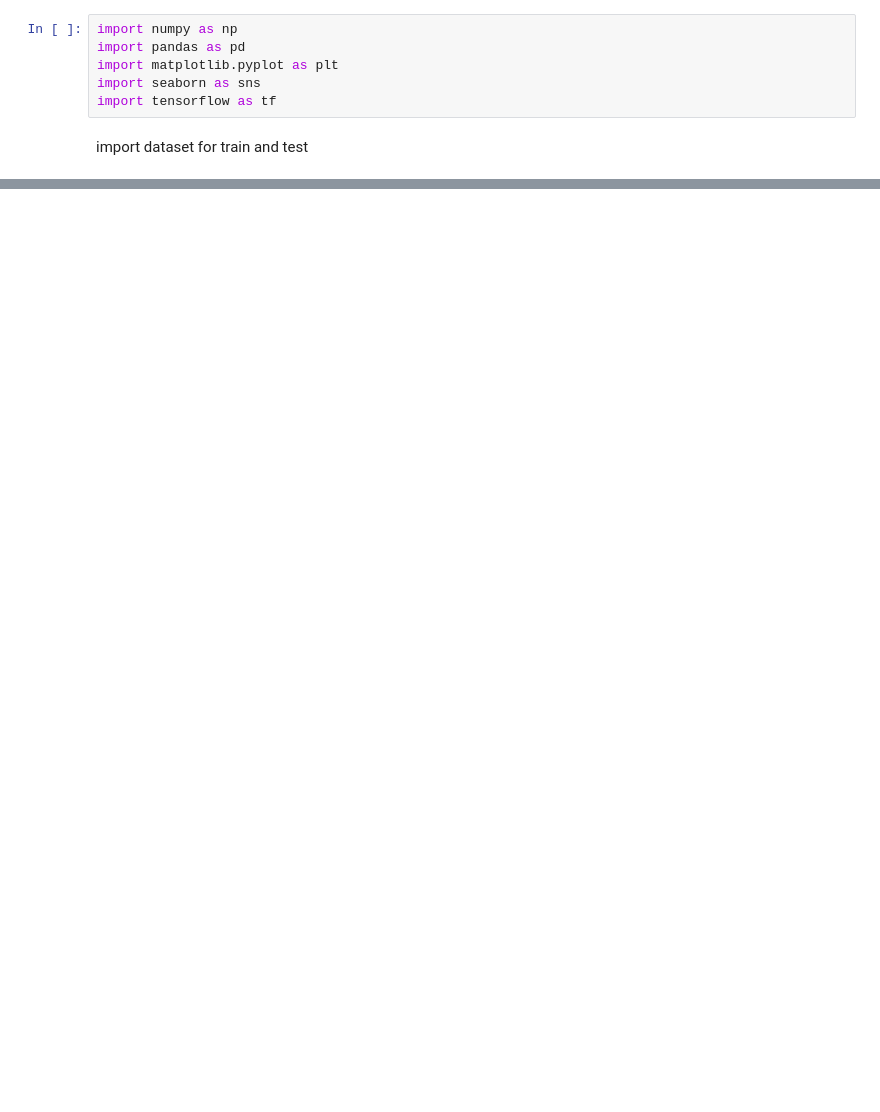
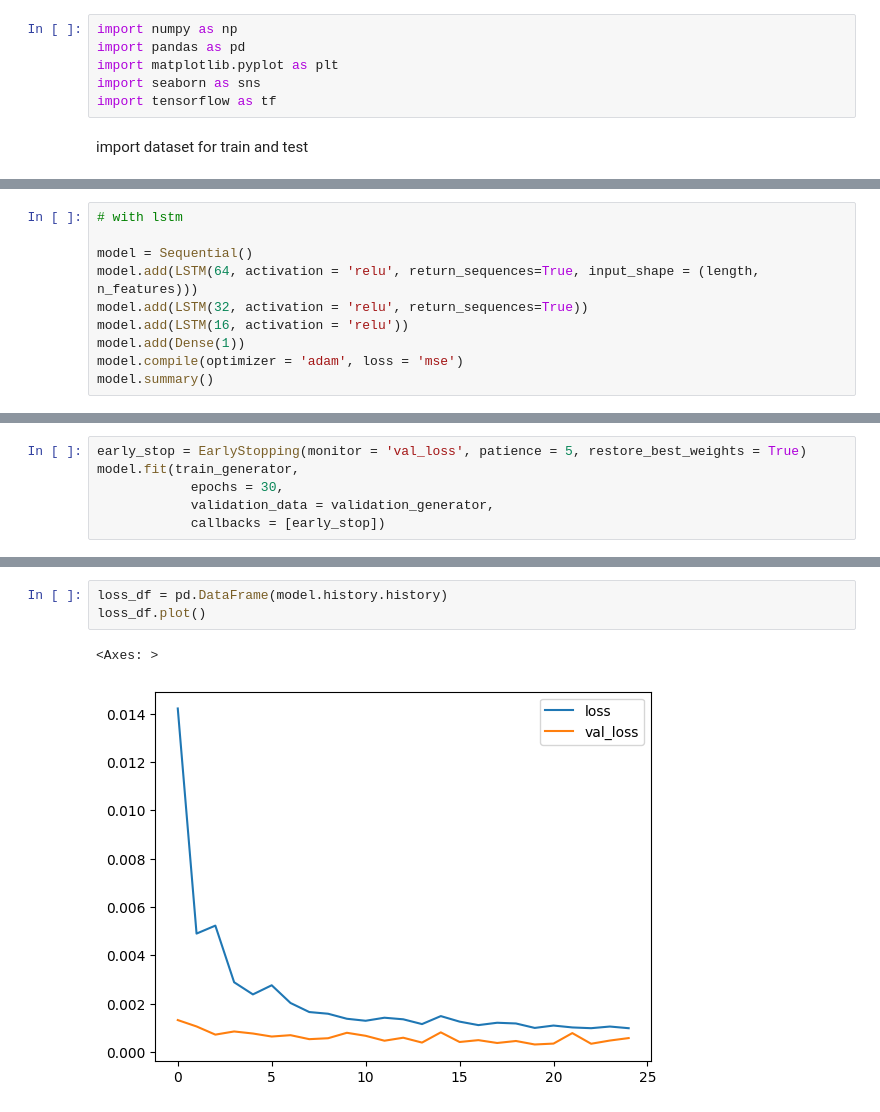
Before and after one commit to princejohnson37/Google-Stock-Price-Prediction-using-RNN, a Jupyter notebook: google_stock_lstm.ipynb, the cells around one changed output, grey strips where cells are left out. Drawn from its saved outputs; the diff is of its cells as text; blank space fills up the shorter version.

```diff
--- a/google_stock_lstm.ipynb
+++ b/google_stock_lstm.ipynb
@@ -193,0 +379,10 @@ Root Mean Squared Error (RMSE): 22.794145201533453
+# %%
+# with lstm
+
+model = Sequential()
+model.add(LSTM(64, activation = 'relu', return_sequences=True, input_shape = (length, n_features)))
+model.add(LSTM(32, activation = 'relu', return_sequences=True))
+model.add(LSTM(16, activation = 'relu'))
+model.add(Dense(1))
+model.compile(optimizer = 'adam', loss = 'mse')
+model.summary()
@@ -193,0 +405,6 @@ Root Mean Squared Error (RMSE): 22.794145201533453
+# %%
+early_stop = EarlyStopping(monitor = 'val_loss', patience = 5, restore_best_weights = True)
+model.fit(train_generator,
+            epochs = 30,
+            validation_data = validation_generator,
+            callbacks = [early_stop])
@@ -193,0 +430,6 @@ Root Mean Squared Error (RMSE): 22.794145201533453
+# %%
+loss_df = pd.DataFrame(model.history.history)
+loss_df.plot()
+# %% [output]
+<Axes: >
+[figure, added]
```
Also changed, not shown: parts of 67 cells of this notebook.
